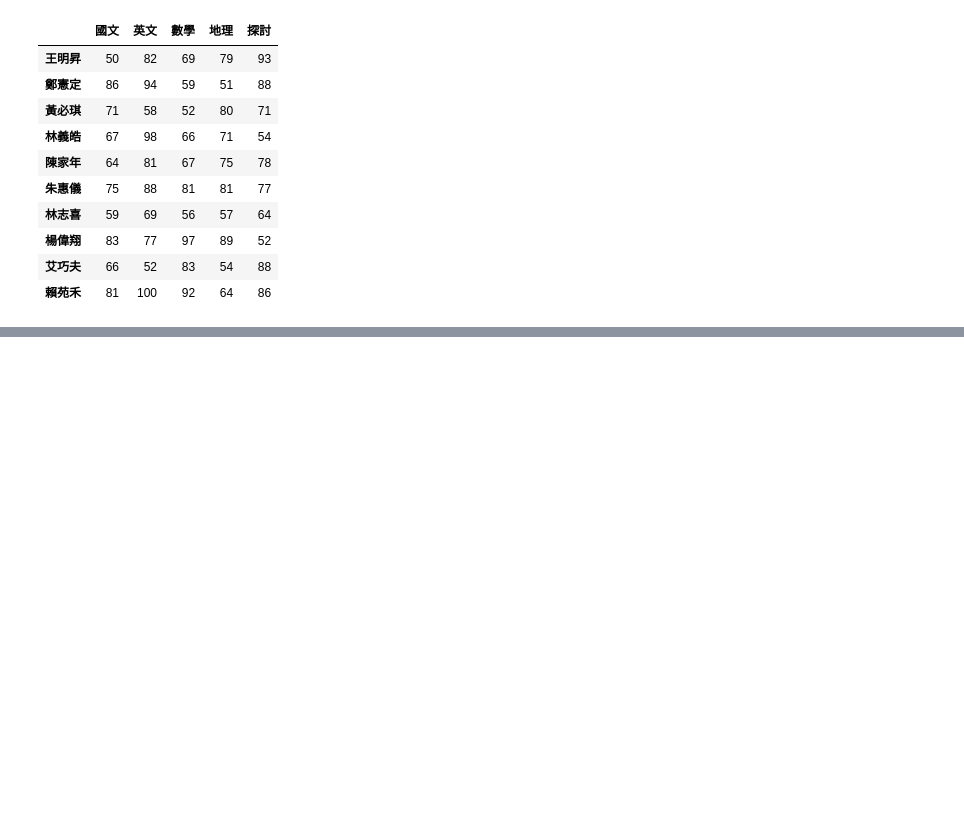
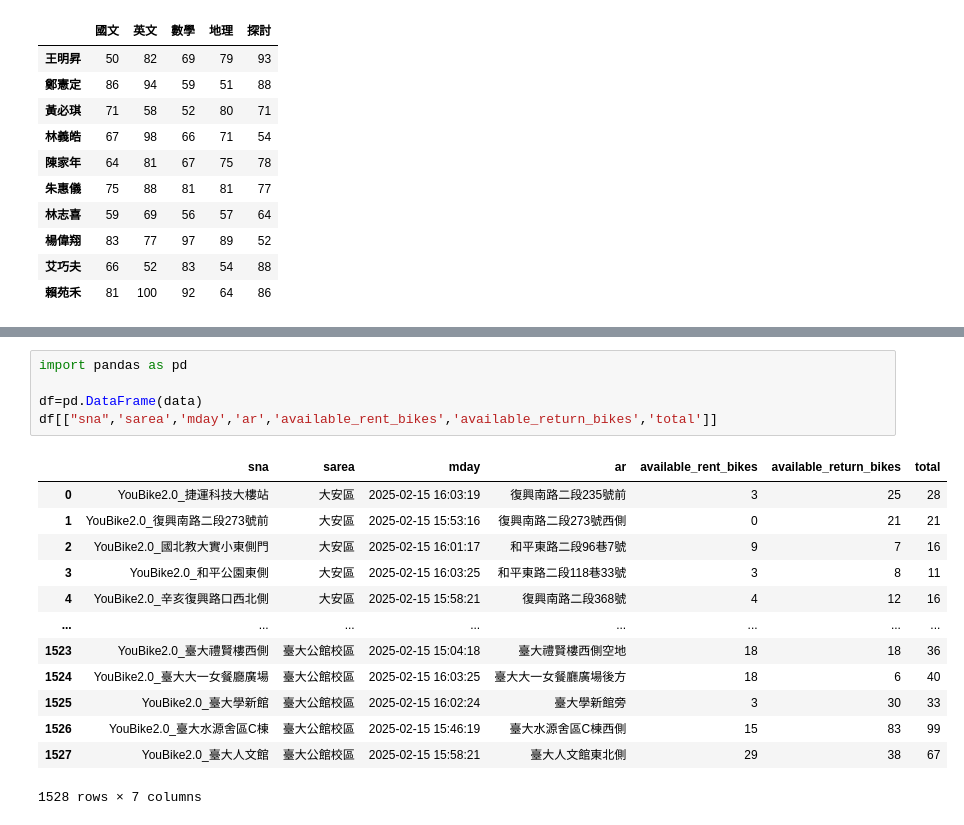
Before and after one commit to Jc-cho86/python_analysis, a Jupyter notebook: leson.0215.ipynb, the cells around one changed output, grey strips where cells are left out. Cells and saved outputs as stored; diff of their text form; blank space fills up the shorter version.

```diff
--- a/leson.0215.ipynb
+++ b/leson.0215.ipynb
@@ -263,0 +500,19 @@ students
+# %%
+import pandas as pd
+
+df=pd.DataFrame(data)
+df[["sna",'sarea','mday','ar','available_rent_bikes','available_return_bikes','total']]
+# %% [output]
+|  | sna | sarea | mday | ar | available_rent_bikes | available_return_bikes | total |
+| 0 | YouBike2.0_捷運科技大樓站 | 大安區 | 2025-02-15 16:03:19 | 復興南路二段235號前 | 3 | 25 | 28 |
+| 1 | YouBike2.0_復興南路二段273號前 | 大安區 | 2025-02-15 15:53:16 | 復興南路二段273號西側 | 0 | 21 | 21 |
+| 2 | YouBike2.0_國北教大實小東側門 | 大安區 | 2025-02-15 16:01:17 | 和平東路二段96巷7號 | 9 | 7 | 16 |
+| 3 | YouBike2.0_和平公園東側 | 大安區 | 2025-02-15 16:03:25 | 和平東路二段118巷33號 | 3 | 8 | 11 |
+| 4 | YouBike2.0_辛亥復興路口西北側 | 大安區 | 2025-02-15 15:58:21 | 復興南路二段368號 | 4 | 12 | 16 |
+| ... | ... | ... | ... | ... | ... | ... | ... |
+| 1523 | YouBike2.0_臺大禮賢樓西側 | 臺大公館校區 | 2025-02-15 15:04:18 | 臺大禮賢樓西側空地 | 18 | 18 | 36 |
+| 1524 | YouBike2.0_臺大大一女餐廳廣場 | 臺大公館校區 | 2025-02-15 16:03:25 | 臺大大一女餐廳廣場後方 | 18 | 6 | 40 |
+| 1525 | YouBike2.0_臺大學新館 | 臺大公館校區 | 2025-02-15 16:02:24 | 臺大學新館旁 | 3 | 30 | 33 |
+| 1526 | YouBike2.0_臺大水源舍區C棟 | 臺大公館校區 | 2025-02-15 15:46:19 | 臺大水源舍區C棟西側 | 15 | 83 | 99 |
+| 1527 | YouBike2.0_臺大人文館 | 臺大公館校區 | 2025-02-15 15:58:21 | 臺大人文館東北側 | 29 | 38 | 67 |
+1528 rows × 7 columns
```
Also changed, not shown: parts of 19 cells of this notebook, 3 other files.
